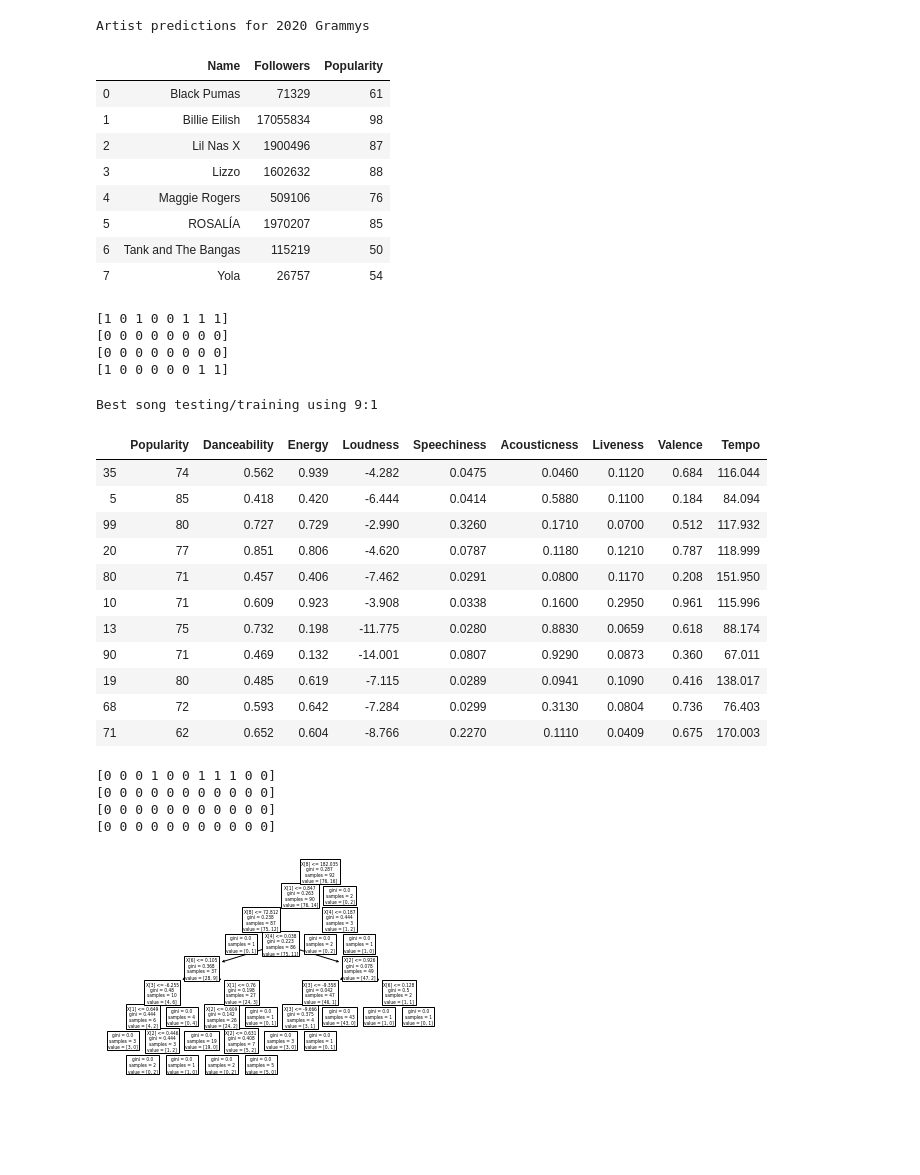
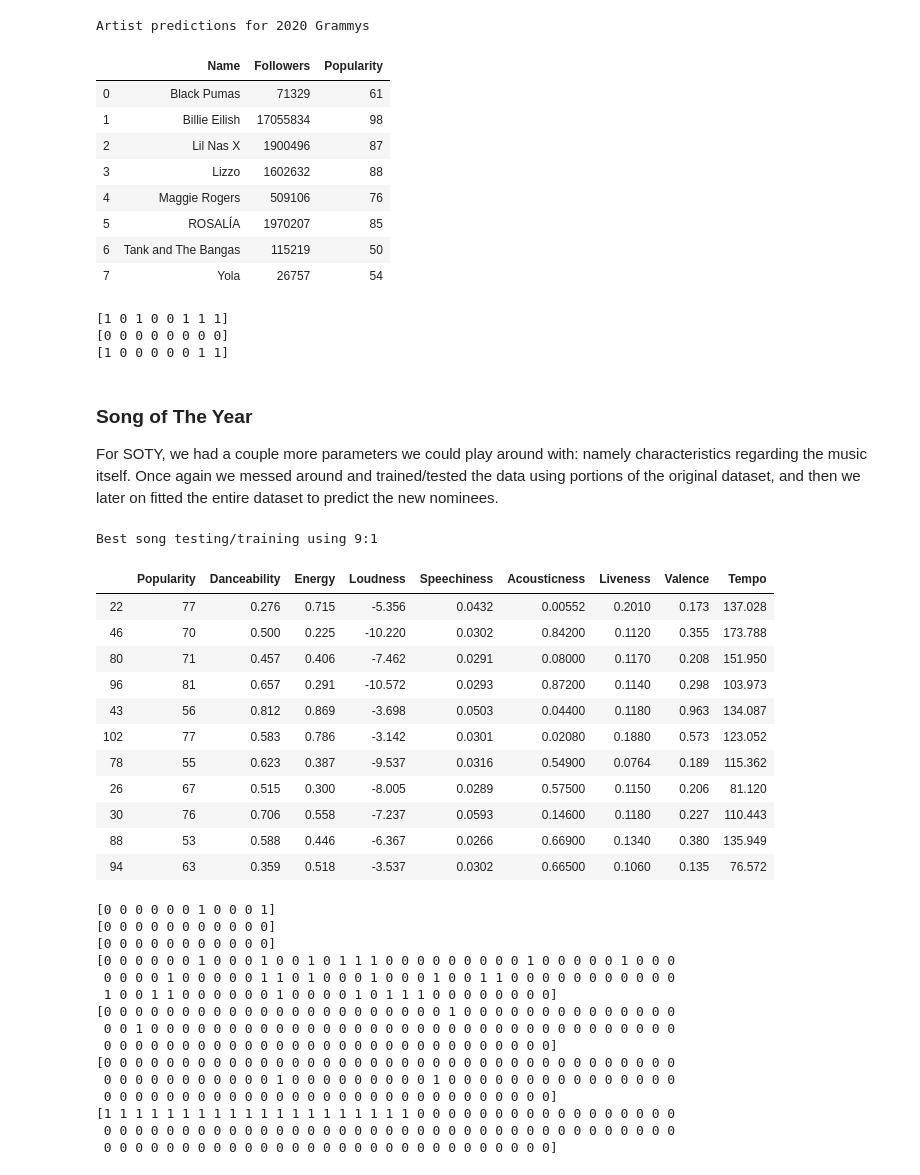
Before and after one commit to rwang99/grammy_predictions_2019, a Jupyter notebook: analysis.ipynb, the cells around one changed output. Drawn from its saved outputs; the diff is of its cells as text; code cells hidden in the pictures; blank space fills up the shorter version.

```diff
--- a/analysis.ipynb
+++ b/analysis.ipynb
@@ -90,7 +125,6 @@ print("Artist predictions for 2020 Grammys")
 
 dt_clf.fit(artist_data, artist_target.values.ravel())
 knn.fit(artist_data, artist_target.values.ravel())
-linear_svc.fit(artist_data, artist_target.values.ravel())
 rfc.fit(artist_data, artist_target.values.ravel())
 
 display(nominations_artistdb_2020)
@@ -99,7 +133,6 @@ artist_data_2020['Followers'] = artist_data_2020['Followers']/10000
 
 print(dt_clf.predict(np.c_[artist_data_2020]))
 print(knn.predict(np.c_[artist_data_2020]))
-print(linear_svc.predict(np.c_[artist_data_2020]))
 print(rfc.predict(np.c_[artist_data_2020]))
 # %% [output]
 Artist predictions for 2020 Grammys
@@ -114,54 +147,72 @@ Artist predictions for 2020 Grammys
 | 7 | Yola | 26757 | 54 |
 [1 0 1 0 0 1 1 1]
 [0 0 0 0 0 0 0 0]
-[0 0 0 0 0 0 0 0]
 [1 0 0 0 0 0 1 1]
+# %% [markdown]
+### Song of The Year
+
+For SOTY, we had a couple more parameters we could play around with: namely characteristics regarding the music itself. Once again we messed around and trained/tested the data using portions of the original dataset, and then we later on fitted the entire dataset to predict the new nominees.
 # %%
 # Best Song testing/training
 print("Best song testing/training using 9:1")
 # Splits the dataset into the parameters and the target
 song_data = songdb.copy().iloc[:,2:-1]
 song_target = songdb.copy().iloc[:,-1:]
 
 # Splits the data and target datasets into training and testing, at 9:1 split. Uses random seed to pick and choose data
-X_train, X_test, y_train, y_test = train_test_split(song_data, song_target, test_size=0.1, random_state=4)
+X_train, X_test, y_train, y_test = train_test_split(song_data, song_target, test_size=0.1, random_state=7)
 display(X_test)
 
 # Fits decision tree and other models using 90% of data
 dt_clf = tree.DecisionTreeClassifier()
 dt_clf.fit(X_train, y_train.values.ravel())
-tree.plot_tree(dt_clf.fit(X_train, y_train.values.ravel()))
+# tree.plot_tree(dt_clf.fit(X_train, y_train.values.ravel()))
 
 knn = KNeighborsClassifier(n_neighbors=5)
 knn.fit(X_train, y_train.values.ravel())
-
-linear_svc = svm.SVC(kernel='linear', gamma='auto')
-linear_svc.fit(X_train, y_train.values.ravel())
 
 rfc = ensemble.RandomForestClassifier(n_estimators=100)
 rfc.fit(X_train, y_train.values.ravel())
 
 # Tests output with remaining 10%
 print(dt_clf.predict(np.c_[X_test]))
 print(knn.predict(np.c_[X_test]))
-print(linear_svc.predict(np.c_[X_test]))
 print(rfc.predict(np.c_[X_test]))
+
+crossval_dt = cross_val_predict(dt_clf, song_data, song_target.values.ravel(), cv=10)
+crossval_knn = cross_val_predict(knn, song_data, song_target.values.ravel(), cv=10)
+crossval_rfc = cross_val_predict(rfc, song_data, song_target.values.ravel(), cv=10)
+
+print(crossval_dt)
+print(crossval_knn)
+print(crossval_rfc)
+print(song_target.values.ravel())
 # %% [output]
 Best song testing/training using 9:1
 |  | Popularity | Danceability | Energy | Loudness | Speechiness | Acousticness | Liveness | Valence | Tempo |
-| 35 | 74 | 0.562 | 0.939 | -4.282 | 0.0475 | 0.0460 | 0.1120 | 0.684 | 116.044 |
-| 5 | 85 | 0.418 | 0.420 | -6.444 | 0.0414 | 0.5880 | 0.1100 | 0.184 | 84.094 |
-| 99 | 80 | 0.727 | 0.729 | -2.990 | 0.3260 | 0.1710 | 0.0700 | 0.512 | 117.932 |
-| 20 | 77 | 0.851 | 0.806 | -4.620 | 0.0787 | 0.1180 | 0.1210 | 0.787 | 118.999 |
-| 80 | 71 | 0.457 | 0.406 | -7.462 | 0.0291 | 0.0800 | 0.1170 | 0.208 | 151.950 |
-| 10 | 71 | 0.609 | 0.923 | -3.908 | 0.0338 | 0.1600 | 0.2950 | 0.961 | 115.996 |
-| 13 | 75 | 0.732 | 0.198 | -11.775 | 0.0280 | 0.8830 | 0.0659 | 0.618 | 88.174 |
-| 90 | 71 | 0.469 | 0.132 | -14.001 | 0.0807 | 0.9290 | 0.0873 | 0.360 | 67.011 |
-| 19 | 80 | 0.485 | 0.619 | -7.115 | 0.0289 | 0.0941 | 0.1090 | 0.416 | 138.017 |
-| 68 | 72 | 0.593 | 0.642 | -7.284 | 0.0299 | 0.3130 | 0.0804 | 0.736 | 76.403 |
-| 71 | 62 | 0.652 | 0.604 | -8.766 | 0.2270 | 0.1110 | 0.0409 | 0.675 | 170.003 |
+| 22 | 77 | 0.276 | 0.715 | -5.356 | 0.0432 | 0.00552 | 0.2010 | 0.173 | 137.028 |
+| 46 | 70 | 0.500 | 0.225 | -10.220 | 0.0302 | 0.84200 | 0.1120 | 0.355 | 173.788 |
+| 80 | 71 | 0.457 | 0.406 | -7.462 | 0.0291 | 0.08000 | 0.1170 | 0.208 | 151.950 |
+| 96 | 81 | 0.657 | 0.291 | -10.572 | 0.0293 | 0.87200 | 0.1140 | 0.298 | 103.973 |
+| 43 | 56 | 0.812 | 0.869 | -3.698 | 0.0503 | 0.04400 | 0.1180 | 0.963 | 134.087 |
+| 102 | 77 | 0.583 | 0.786 | -3.142 | 0.0301 | 0.02080 | 0.1880 | 0.573 | 123.052 |
+| 78 | 55 | 0.623 | 0.387 | -9.537 | 0.0316 | 0.54900 | 0.0764 | 0.189 | 115.362 |
+| 26 | 67 | 0.515 | 0.300 | -8.005 | 0.0289 | 0.57500 | 0.1150 | 0.206 | 81.120 |
+| 30 | 76 | 0.706 | 0.558 | -7.237 | 0.0593 | 0.14600 | 0.1180 | 0.227 | 110.443 |
+| 88 | 53 | 0.588 | 0.446 | -6.367 | 0.0266 | 0.66900 | 0.1340 | 0.380 | 135.949 |
+| 94 | 63 | 0.359 | 0.518 | -3.537 | 0.0302 | 0.66500 | 0.1060 | 0.135 | 76.572 |
-[0 0 0 1 0 0 1 1 1 0 0]
+[0 0 0 0 0 0 1 0 0 0 1]
 [0 0 0 0 0 0 0 0 0 0 0]
 [0 0 0 0 0 0 0 0 0 0 0]
-[0 0 0 0 0 0 0 0 0 0 0]
+[0 0 0 0 0 0 1 0 0 0 1 0 0 1 0 1 1 1 0 0 0 0 0 0 0 0 0 1 0 0 0 0 0 1 0 0 0
+ 0 0 0 0 1 0 0 0 0 0 1 1 0 1 0 0 0 1 0 0 0 1 0 0 1 1 0 0 0 0 0 0 0 0 0 0 0
+ 1 0 0 1 1 0 0 0 0 0 0 1 0 0 0 0 1 0 1 1 1 0 0 0 0 0 0 0 0]
+[0 0 0 0 0 0 0 0 0 0 0 0 0 0 0 0 0 0 0 0 0 0 1 0 0 0 0 0 0 0 0 0 0 0 0 0 0
+ 0 0 1 0 0 0 0 0 0 0 0 0 0 0 0 0 0 0 0 0 0 0 0 0 0 0 0 0 0 0 0 0 0 0 0 0 0
+ 0 0 0 0 0 0 0 0 0 0 0 0 0 0 0 0 0 0 0 0 0 0 0 0 0 0 0 0 0]
+[0 0 0 0 0 0 0 0 0 0 0 0 0 0 0 0 0 0 0 0 0 0 0 0 0 0 0 0 0 0 0 0 0 0 0 0 0
+ 0 0 0 0 0 0 0 0 0 0 0 1 0 0 0 0 0 0 0 0 0 1 0 0 0 0 0 0 0 0 0 0 0 0 0 0 0
+ 0 0 0 0 0 0 0 0 0 0 0 0 0 0 0 0 0 0 0 0 0 0 0 0 0 0 0 0 0]
+[1 1 1 1 1 1 1 1 1 1 1 1 1 1 1 1 1 1 1 1 0 0 0 0 0 0 0 0 0 0 0 0 0 0 0 0 0
+ 0 0 0 0 0 0 0 0 0 0 0 0 0 0 0 0 0 0 0 0 0 0 0 0 0 0 0 0 0 0 0 0 0 0 0 0 0
+ 0 0 0 0 0 0 0 0 0 0 0 0 0 0 0 0 0 0 0 0 0 0 0 0 0 0 0 0 0]
-[figure, removed]
```
Also changed, not shown: parts of 17 cells of this notebook.
